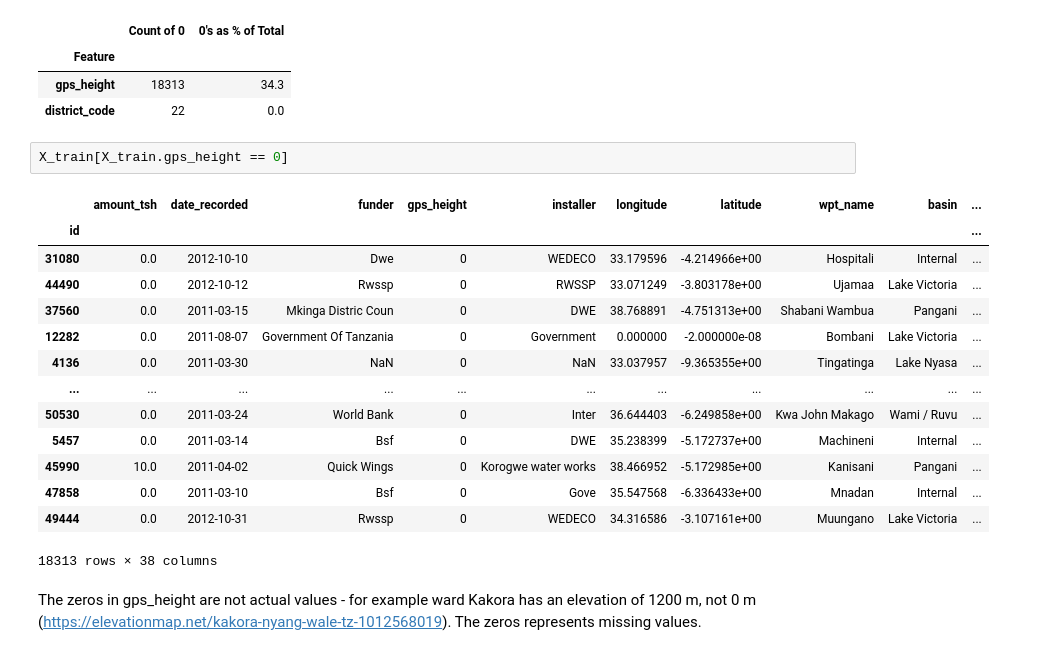
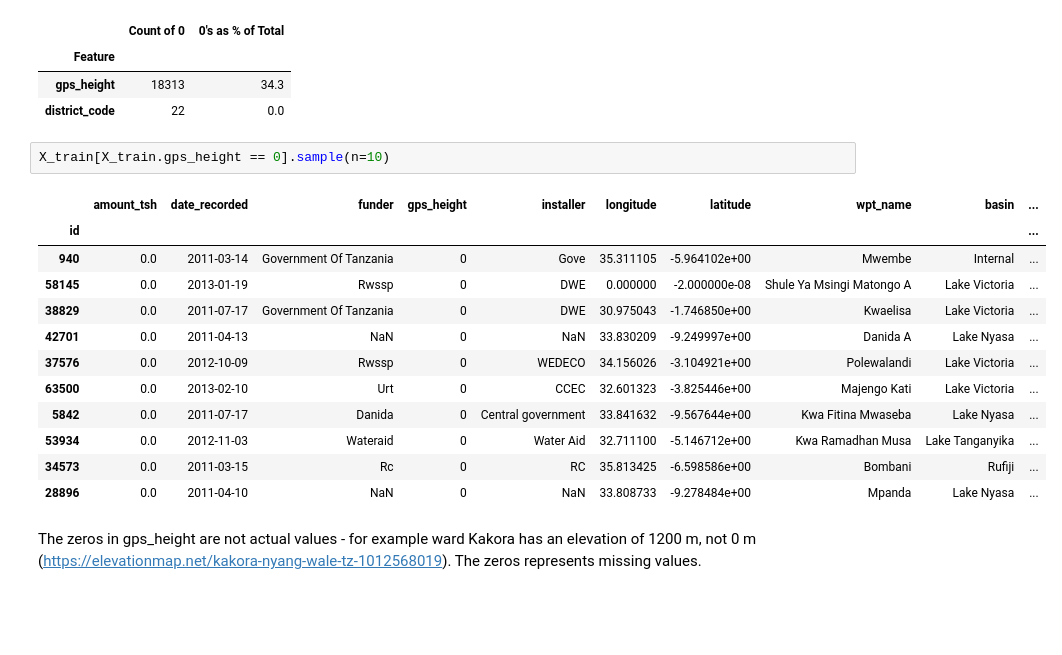
Before and after one commit to KCristopher/drivendata_competitions, a Jupyter notebook: data_mining_water_table/pump_water.ipynb, the cells around one changed output. Drawn from its saved outputs; the diff is of its cells as text; blank space fills up the shorter version.

```diff
--- a/data_mining_water_table/pump_water.ipynb
+++ b/data_mining_water_table/pump_water.ipynb
@@ -616,22 +595,20 @@ count_values(df = X_train, value = 0)
 | gps_height | 18313 | 34.3 |
 | district_code | 22 | 0.0 |
 # %%
-X_train[X_train.gps_height == 0]
+X_train[X_train.gps_height == 0].sample(n=10)
 # %% [output]
 |  | amount_tsh | date_recorded | funder | gps_height | installer | longitude | latitude | wpt_name | basin | ... |
 | id |  |  |  |  |  |  |  |  |  | ... |
-| 31080 | 0.0 | 2012-10-10 | Dwe | 0 | WEDECO | 33.179596 | -4.214966e+00 | Hospitali | Internal | ... |
-| 44490 | 0.0 | 2012-10-12 | Rwssp | 0 | RWSSP | 33.071249 | -3.803178e+00 | Ujamaa | Lake Victoria | ... |
-| 37560 | 0.0 | 2011-03-15 | Mkinga Distric Coun | 0 | DWE | 38.768891 | -4.751313e+00 | Shabani Wambua | Pangani | ... |
-| 12282 | 0.0 | 2011-08-07 | Government Of Tanzania | 0 | Government | 0.000000 | -2.000000e-08 | Bombani | Lake Victoria | ... |
-| 4136 | 0.0 | 2011-03-30 | NaN | 0 | NaN | 33.037957 | -9.365355e+00 | Tingatinga | Lake Nyasa | ... |
-| ... | ... | ... | ... | ... | ... | ... | ... | ... | ... | ... |
-| 50530 | 0.0 | 2011-03-24 | World Bank | 0 | Inter | 36.644403 | -6.249858e+00 | Kwa John Makago | Wami / Ruvu | ... |
-| 5457 | 0.0 | 2011-03-14 | Bsf | 0 | DWE | 35.238399 | -5.172737e+00 | Machineni | Internal | ... |
-| 45990 | 10.0 | 2011-04-02 | Quick Wings | 0 | Korogwe water works | 38.466952 | -5.172985e+00 | Kanisani | Pangani | ... |
-| 47858 | 0.0 | 2011-03-10 | Bsf | 0 | Gove | 35.547568 | -6.336433e+00 | Mnadan | Internal | ... |
-| 49444 | 0.0 | 2012-10-31 | Rwssp | 0 | WEDECO | 34.316586 | -3.107161e+00 | Muungano | Lake Victoria | ... |
+| 940 | 0.0 | 2011-03-14 | Government Of Tanzania | 0 | Gove | 35.311105 | -5.964102e+00 | Mwembe | Internal | ... |
+| 58145 | 0.0 | 2013-01-19 | Rwssp | 0 | DWE | 0.000000 | -2.000000e-08 | Shule Ya Msingi Matongo A | Lake Victoria | ... |
+| 38829 | 0.0 | 2011-07-17 | Government Of Tanzania | 0 | DWE | 30.975043 | -1.746850e+00 | Kwaelisa | Lake Victoria | ... |
+| 42701 | 0.0 | 2011-04-13 | NaN | 0 | NaN | 33.830209 | -9.249997e+00 | Danida A | Lake Nyasa | ... |
+| 37576 | 0.0 | 2012-10-09 | Rwssp | 0 | WEDECO | 34.156026 | -3.104921e+00 | Polewalandi | Lake Victoria | ... |
+| 63500 | 0.0 | 2013-02-10 | Urt | 0 | CCEC | 32.601323 | -3.825446e+00 | Majengo Kati | Lake Victoria | ... |
+| 5842 | 0.0 | 2011-07-17 | Danida | 0 | Central government | 33.841632 | -9.567644e+00 | Kwa Fitina Mwaseba | Lake Nyasa | ... |
+| 53934 | 0.0 | 2012-11-03 | Wateraid | 0 | Water Aid | 32.711100 | -5.146712e+00 | Kwa Ramadhan Musa | Lake Tanganyika | ... |
+| 34573 | 0.0 | 2011-03-15 | Rc | 0 | RC | 35.813425 | -6.598586e+00 | Bombani | Rufiji | ... |
+| 28896 | 0.0 | 2011-04-10 | NaN | 0 | NaN | 33.808733 | -9.278484e+00 | Mpanda | Lake Nyasa | ... |
-18313 rows × 38 columns
 # %% [markdown]
 The zeros in gps_height are not actual values - for example ward Kakora has an elevation of 1200 m, not 0 m
 (https://elevationmap.net/kakora-nyang-wale-tz-1012568019). The zeros represents missing values.
```
Also changed, not shown: parts of 12 cells of this notebook.
